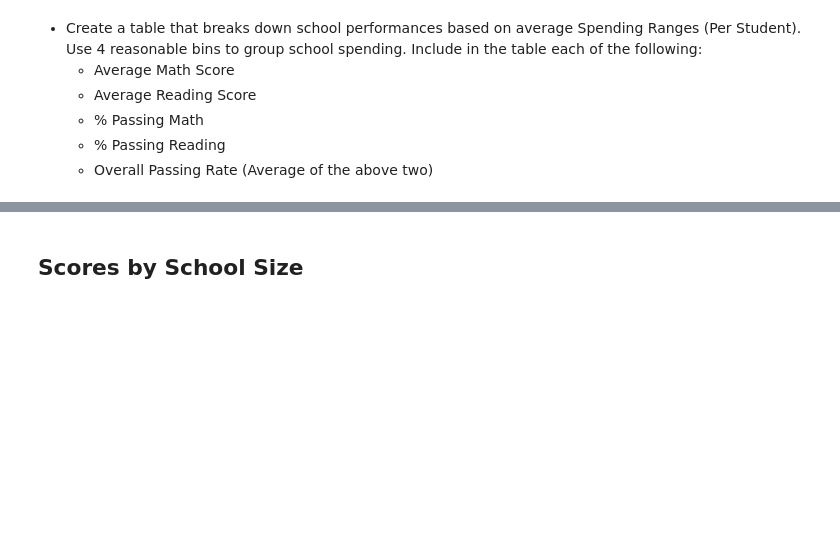
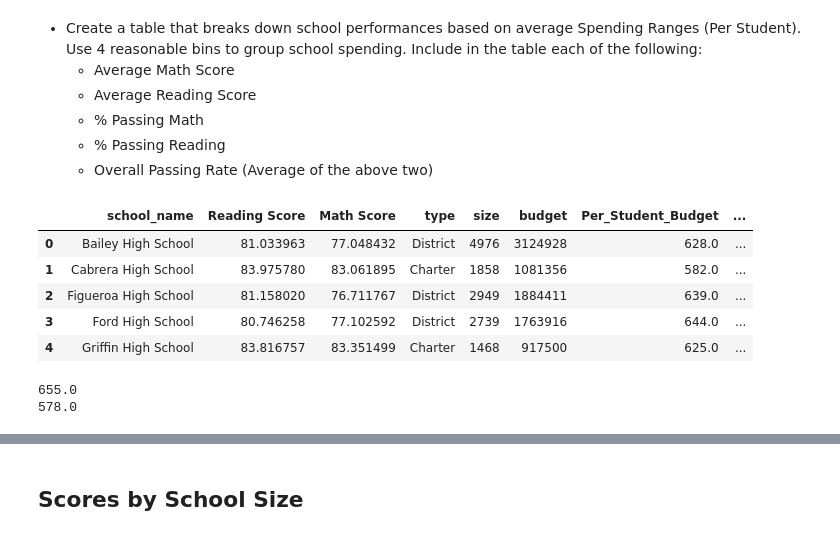
Before and after one commit to Carly-Jane/Pandas_Homework_Carly_Wieland, a Jupyter notebook: PyCitySchools/PyCitySchools_starter.ipynb, the cells around one changed output, grey strips where cells are left out. Drawn from its saved outputs; the diff is of its cells as text; code cells hidden in the pictures; blank space fills up the shorter version.

Commit message:
working through school scores by spending

```diff
--- a/PyCitySchools/PyCitySchools_starter.ipynb
+++ b/PyCitySchools/PyCitySchools_starter.ipynb
@@ -522,8 +522,21 @@ average_reading_score_by_grade_df
   * % Passing Math
   * % Passing Reading
   * Overall Passing Rate (Average of the above two)
+# %%
+# collect the base data
+scores_by_school_spend_df = school_summary_merge
+scores_by_school_spend_df.head()
+# %% [output]
+|  | school_name | Reading Score | Math Score | type | size | budget | Per_Student_Budget | ... |
+| 0 | Bailey High School | 81.033963 | 77.048432 | District | 4976 | 3124928 | 628.0 | ... |
+| 1 | Cabrera High School | 83.975780 | 83.061895 | Charter | 1858 | 1081356 | 582.0 | ... |
+| 2 | Figueroa High School | 81.158020 | 76.711767 | District | 2949 | 1884411 | 639.0 | ... |
+| 3 | Ford High School | 80.746258 | 77.102592 | District | 2739 | 1763916 | 644.0 | ... |
+| 4 | Griffin High School | 83.816757 | 83.351499 | Charter | 1468 | 917500 | 625.0 | ... |
 # %%
-# BASE CODE FROM THE BINNING ACTIVITY IN PANDAS LESSON 3
-# # Figure out the minimum and maximum views for a TED Talk
-# print(ted_df["views"].max())
-# print(ted_df["views"].min())
+# Figure out the minimum and maximum budget per school
+print(scores_by_school_spend_df["Per_Student_Budget"].max())
+print(scores_by_school_spend_df["Per_Student_Budget"].min())
+# %% [output]
+655.0
+578.0
```
Also changed, not shown: parts of 2 cells of this notebook.
